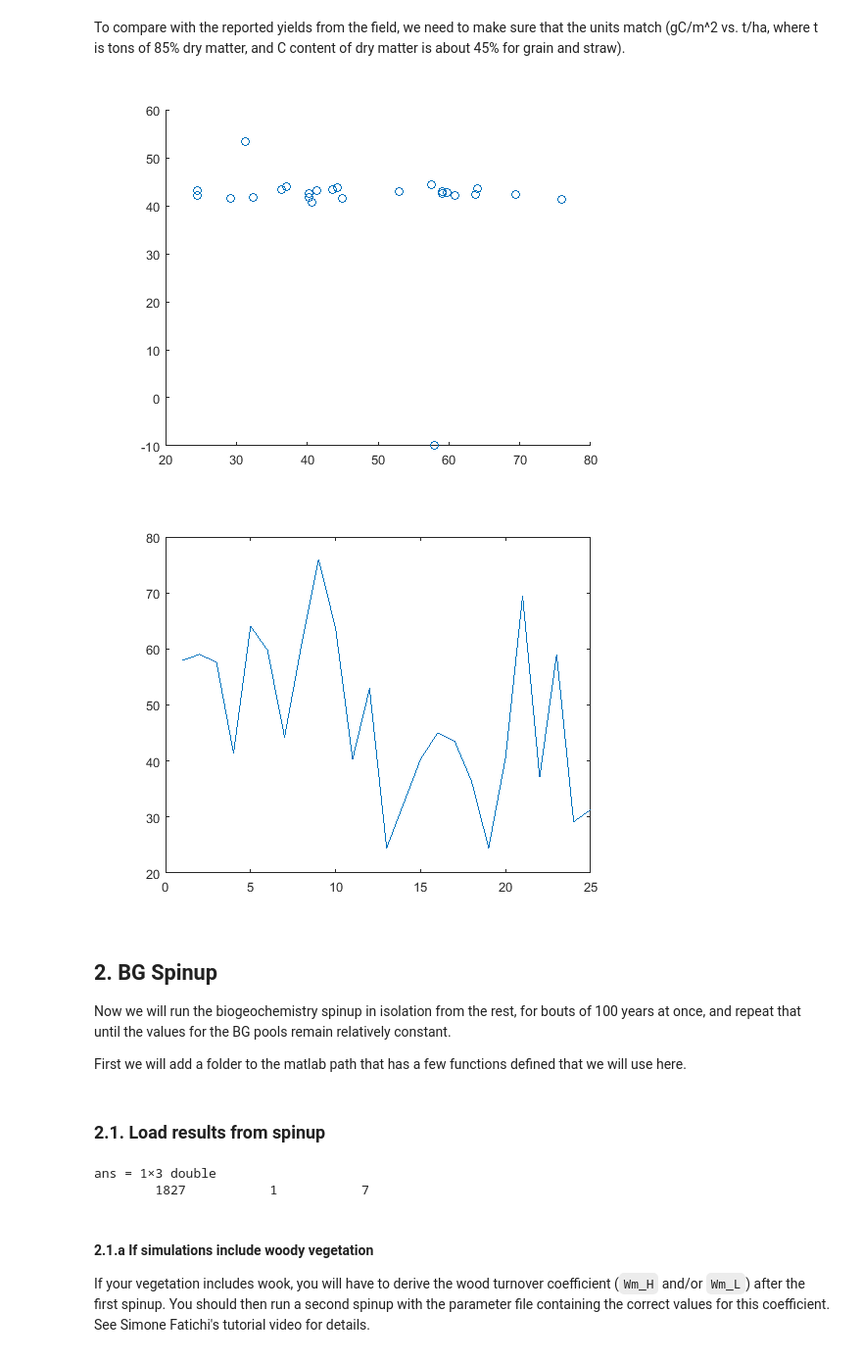
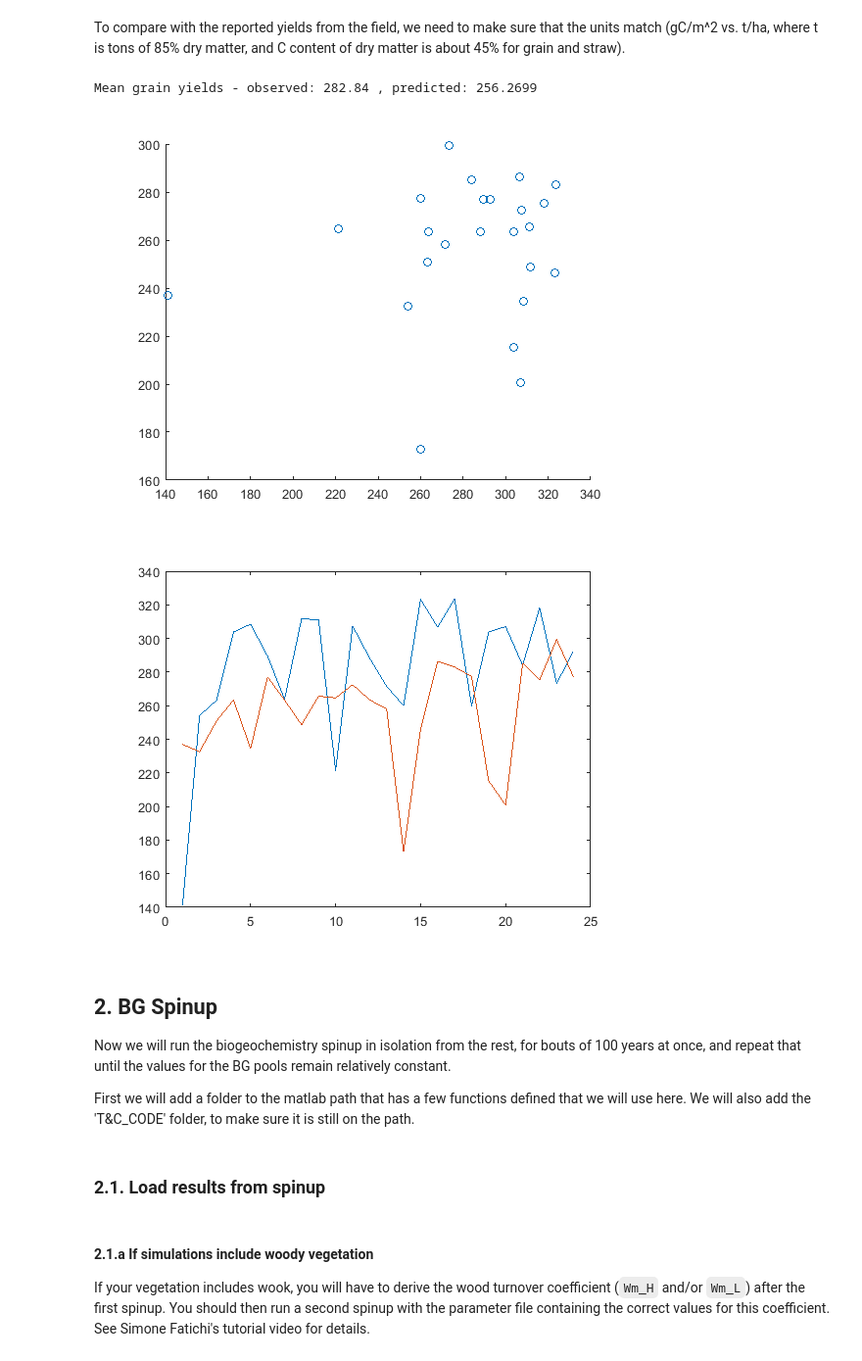
Before and after one commit to bauerfe/TnC, a Jupyter notebook: Rothamsted_Spinup.ipynb, the cells around one changed output. Shown: that part at 98% size. Drawn from its saved outputs; the diff is of its cells as text; code cells hidden in the pictures.

```diff
--- a/Rothamsted_Spinup.ipynb
+++ b/Rothamsted_Spinup.ipynb
@@ -66,6 +76,7 @@ We will start by calculating the total simulated straw and grain yields per year
 # %%
 years_daily = Datam(1:24:end,1); %! Year for each day of the simulation (Datam is in h, hence only every 24th)
 years = unique(years_daily);
+years = years(2:end); % Ignore first year, which has no harvest
 yield_yearly_pred = zeros(length(years), cc, 7);
 for i=1:length(years)
     yr = years(i);
@@ -88,21 +106,27 @@ for i=1:length(years)
     grain_yearly_obs(i) = crop_data.grain(crop_data.harvest_year==yr) * grain_conversion_factor;
     straw_yearly_obs(i) = crop_data.straw(crop_data.harvest_year==yr) * straw_conversion_factor;
 end
+# %%
+disp(['Mean grain yields - observed: ' num2str(mean(grain_yearly_obs)) ' , predicted: ' num2str(mean(grain_yearly_pred))])
+# %% [output]
+Mean grain yields - observed: 282.84 , predicted: 256.2699
 # %%
 figure
 scatter(grain_yearly_obs, grain_yearly_pred)
 # %% [output]
-[figure, old version]
+[figure, new version]
 # %%
 figure
 plot(grain_yearly_obs)
+hold on
+plot(grain_yearly_pred)
 # %% [output]
-[figure, old version]
+[figure, new version]
 # %% [markdown]
 ## 2. BG Spinup
 
 Now we will run the biogeochemistry spinup in isolation from the rest, for bouts of 100 years at once, and repeat that until the values for the BG pools remain relatively constant.
 
-First we will add a folder to the matlab path that has a few functions defined that we will use here.
+First we will add a folder to the matlab path that has a few functions defined that we will use here. We will also add the 'T&C_CODE' folder, to make sure it is still on the path.
 # %%
 addpath("biogeochemistry_spinup_functions");
@@ -110,11 +135,6 @@ addpath("biogeochemistry_spinup_functions");
 ### 2.1. Load results from spinup
 # %%
 load(initial_spinup_results_path);
-# %%
-size(RB_L)
-# %% [output]
-ans = 1×3 double
-        1827           1           7
 # %% [markdown]
 #### 2.1.a If simulations include woody vegetation
 If your vegetation includes wook, you will have to derive the wood turnover coefficient (`Wm_H` and/or `Wm_L`) after the first spinup. You should then run a second spinup with the parameter file containing the correct values for this coefficient. See Simone Fatichi's tutorial video for details.
```
Also changed, not shown: parts of 17 cells of this notebook, 4 other files.
